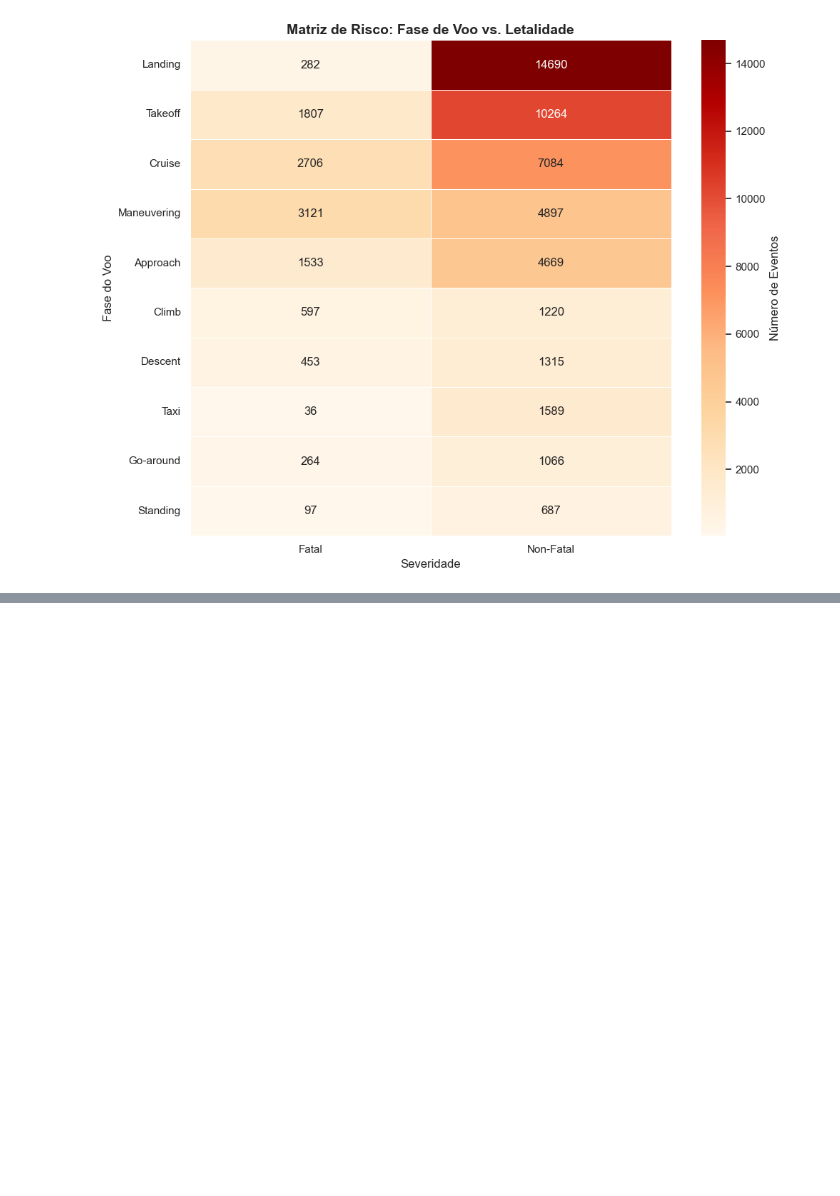
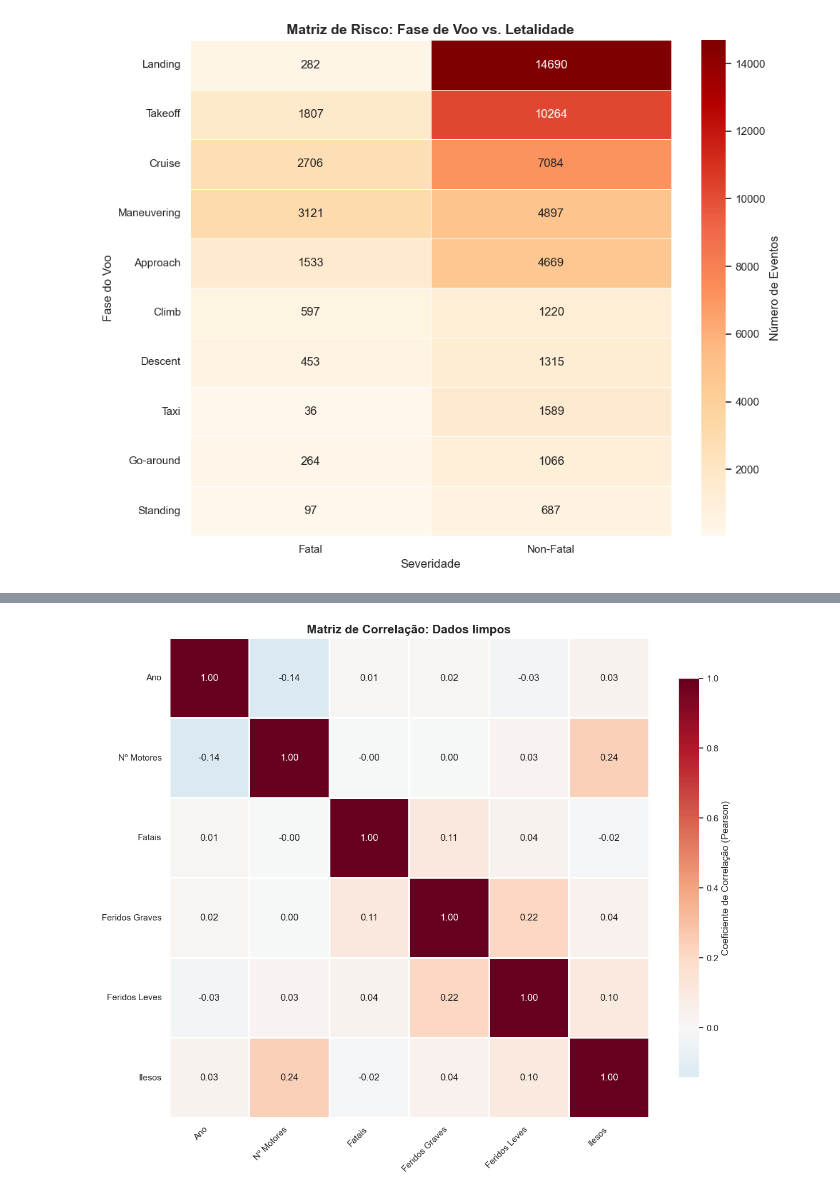
Before and after one commit to CaioDuart3/Aircraft_Accidents, a Jupyter notebook: Data Layer/silver/analytics.ipynb, the cells around one changed output, grey strips where cells are left out. Cells and saved outputs as stored; diff of their text form; code cells hidden in the pictures; blank space fills up the shorter version.

Commit message:
Adicionando matriz de correlacao

```diff
--- a/Data Layer/silver/analytics.ipynb
+++ b/Data Layer/silver/analytics.ipynb
@@ -1241,0 +1256,51 @@ plt.show()
+# %%
+import seaborn as sns
+import matplotlib.pyplot as plt
+import pandas as pd
+
+
+if 'year' not in df_silver.columns:
+    df_silver['year'] = pd.to_datetime(df_silver['event_date']).dt.year
+
+cols_to_corr = [
+    'year',
+    'number_of_engines',
+    'total_fatal_injuries',
+    'total_serious_injuries',
+    'total_minor_injuries',
+    'total_uninjured'
+]
+
+df_corr = df_silver[cols_to_corr].dropna()
+
+df_corr.columns = [
+    'Ano', 'Nº Motores', 'Fatais',
+    'Feridos Graves', 'Feridos Leves', 'Ilesos'
+]
+
+# Calcular correlação de Pearson
+correlation_matrix = df_corr.corr()
+
+#Plotagem
+plt.figure(figsize=(12, 10))
+
+sns.heatmap(
+    correlation_matrix,
+    annot=True,
+    fmt=".2f",
+    cmap='RdBu_r',      # Vermelho (Positivo) a Azul (Negativo/Bom) - Invertido para Azul ser "frio/baixo"
+    center=0,           # Zero é branco
+    linewidths=1,
+    linecolor='white',
+    cbar_kws={"shrink": .8, "label": "Coeficiente de Correlação (Pearson)"},
+    square=True
+)
+
+plt.title('Matriz de Correlação: Dados limpos', fontweight='bold', fontsize=15)
+plt.xticks(rotation=45, ha='right', fontsize=11)
+plt.yticks(rotation=0, fontsize=11)
+
+plt.tight_layout()
+plt.show()
+# %% [output]
+[figure, added]
```
Also changed, not shown: parts of 1 cell of this notebook.
